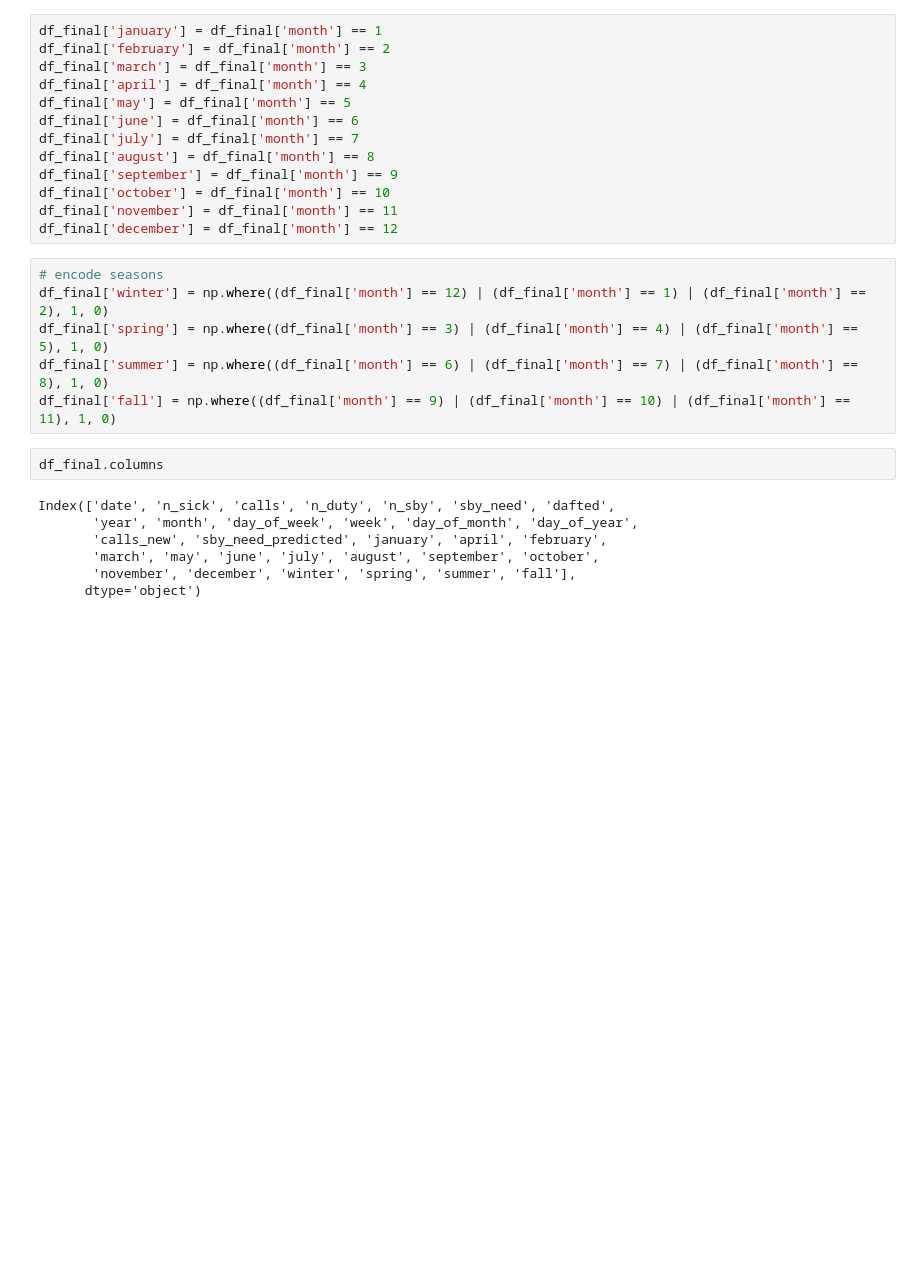
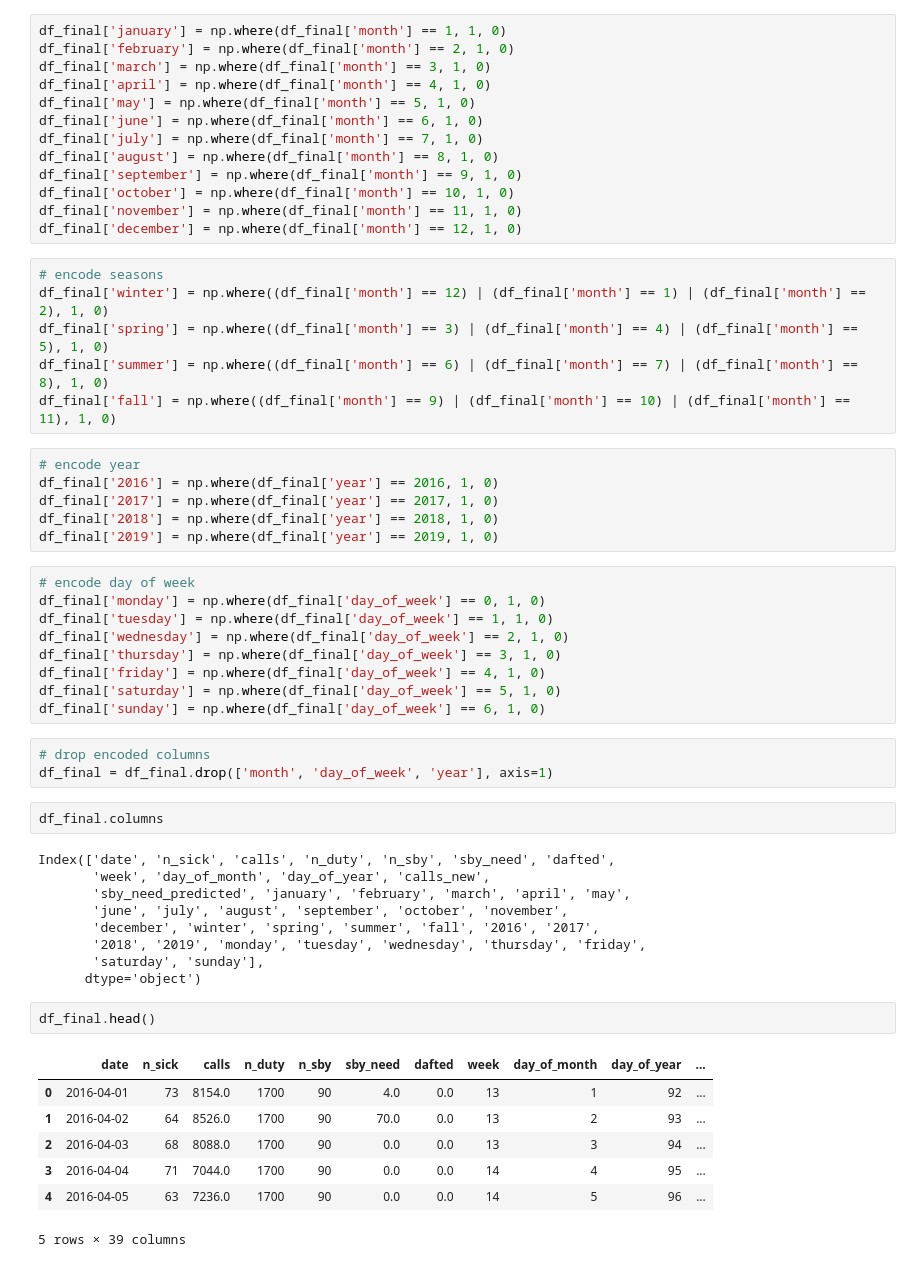
Before and after one commit to PandaKata/standby_duty_forecasting, a Jupyter notebook: notebooks/model_final.ipynb, the cells around one changed output. Drawn from its saved outputs; the diff is of its cells as text; blank space fills up the shorter version.

```diff
--- a/notebooks/model_final.ipynb
+++ b/notebooks/model_final.ipynb
@@ -512,31 +508,61 @@ Exact match baseline: 0 days Percent: 0.0%
 # %% [markdown]
 ### Factor in seasonality, encode months
 # %%
-df_final['january'] = df_final['month'] == 1
-df_final['february'] = df_final['month'] == 2
-df_final['march'] = df_final['month'] == 3
-df_final['april'] = df_final['month'] == 4
-df_final['may'] = df_final['month'] == 5
-df_final['june'] = df_final['month'] == 6
-df_final['july'] = df_final['month'] == 7
-df_final['august'] = df_final['month'] == 8
-df_final['september'] = df_final['month'] == 9
-df_final['october'] = df_final['month'] == 10
-df_final['november'] = df_final['month'] == 11
-df_final['december'] = df_final['month'] == 12
+df_final['january'] = np.where(df_final['month'] == 1, 1, 0)
+df_final['february'] = np.where(df_final['month'] == 2, 1, 0)
+df_final['march'] = np.where(df_final['month'] == 3, 1, 0)
+df_final['april'] = np.where(df_final['month'] == 4, 1, 0)
+df_final['may'] = np.where(df_final['month'] == 5, 1, 0)
+df_final['june'] = np.where(df_final['month'] == 6, 1, 0)
+df_final['july'] = np.where(df_final['month'] == 7, 1, 0)
+df_final['august'] = np.where(df_final['month'] == 8, 1, 0)
+df_final['september'] = np.where(df_final['month'] == 9, 1, 0)
+df_final['october'] = np.where(df_final['month'] == 10, 1, 0)
+df_final['november'] = np.where(df_final['month'] == 11, 1, 0)
+df_final['december'] = np.where(df_final['month'] == 12, 1, 0)
 # %%
 # encode seasons
 df_final['winter'] = np.where((df_final['month'] == 12) | (df_final['month'] == 1) | (df_final['month'] == 2), 1, 0)
 df_final['spring'] = np.where((df_final['month'] == 3) | (df_final['month'] == 4) | (df_final['month'] == 5), 1, 0)
 df_final['summer'] = np.where((df_final['month'] == 6) | (df_final['month'] == 7) | (df_final['month'] == 8), 1, 0)
 df_final['fall'] = np.where((df_final['month'] == 9) | (df_final['month'] == 10) | (df_final['month'] == 11), 1, 0)
+# %%
+# encode year
+df_final['2016'] = np.where(df_final['year'] == 2016, 1, 0)
+df_final['2017'] = np.where(df_final['year'] == 2017, 1, 0)
+df_final['2018'] = np.where(df_final['year'] == 2018, 1, 0)
+df_final['2019'] = np.where(df_final['year'] == 2019, 1, 0)
+# %%
+# encode day of week
+df_final['monday'] = np.where(df_final['day_of_week'] == 0, 1, 0)
+df_final['tuesday'] = np.where(df_final['day_of_week'] == 1, 1, 0)
+df_final['wednesday'] = np.where(df_final['day_of_week'] == 2, 1, 0)
+df_final['thursday'] = np.where(df_final['day_of_week'] == 3, 1, 0)
+df_final['friday'] = np.where(df_final['day_of_week'] == 4, 1, 0)
+df_final['saturday'] = np.where(df_final['day_of_week'] == 5, 1, 0)
+df_final['sunday'] = np.where(df_final['day_of_week'] == 6, 1, 0)
+# %%
+# drop encoded columns
+df_final = df_final.drop(['month', 'day_of_week', 'year'], axis=1)
 # %%
 df_final.columns
 # %% [output]
 Index(['date', 'n_sick', 'calls', 'n_duty', 'n_sby', 'sby_need', 'dafted',
-       'year', 'month', 'day_of_week', 'week', 'day_of_month', 'day_of_year',
-       'calls_new', 'sby_need_predicted', 'january', 'april', 'february',
-       'march', 'may', 'june', 'july', 'august', 'september', 'october',
-       'november', 'december', 'winter', 'spring', 'summer', 'fall'],
+       'week', 'day_of_month', 'day_of_year', 'calls_new',
+       'sby_need_predicted', 'january', 'february', 'march', 'april', 'may',
+       'june', 'july', 'august', 'september', 'october', 'november',
+       'december', 'winter', 'spring', 'summer', 'fall', '2016', '2017',
+       '2018', '2019', 'monday', 'tuesday', 'wednesday', 'thursday', 'friday',
+       'saturday', 'sunday'],
       dtype='object')
+# %%
+df_final.head()
+# %% [output]
+|  | date | n_sick | calls | n_duty | n_sby | sby_need | dafted | week | day_of_month | day_of_year | ... |
+| 0 | 2016-04-01 | 73 | 8154.0 | 1700 | 90 | 4.0 | 0.0 | 13 | 1 | 92 | ... |
+| 1 | 2016-04-02 | 64 | 8526.0 | 1700 | 90 | 70.0 | 0.0 | 13 | 2 | 93 | ... |
+| 2 | 2016-04-03 | 68 | 8088.0 | 1700 | 90 | 0.0 | 0.0 | 13 | 3 | 94 | ... |
+| 3 | 2016-04-04 | 71 | 7044.0 | 1700 | 90 | 0.0 | 0.0 | 14 | 4 | 95 | ... |
+| 4 | 2016-04-05 | 63 | 7236.0 | 1700 | 90 | 0.0 | 0.0 | 14 | 5 | 96 | ... |
+5 rows × 39 columns
 # %%
```
Also changed, not shown: parts of 34 cells of this notebook.
